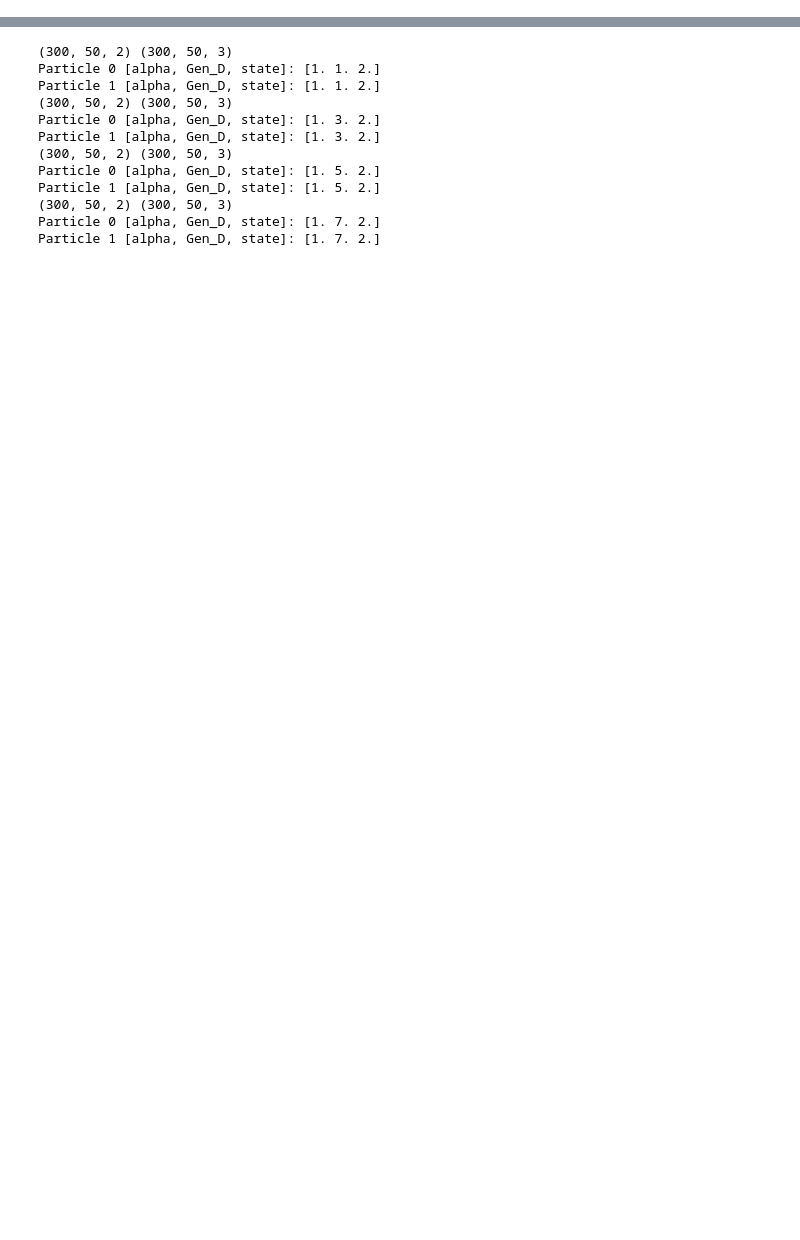
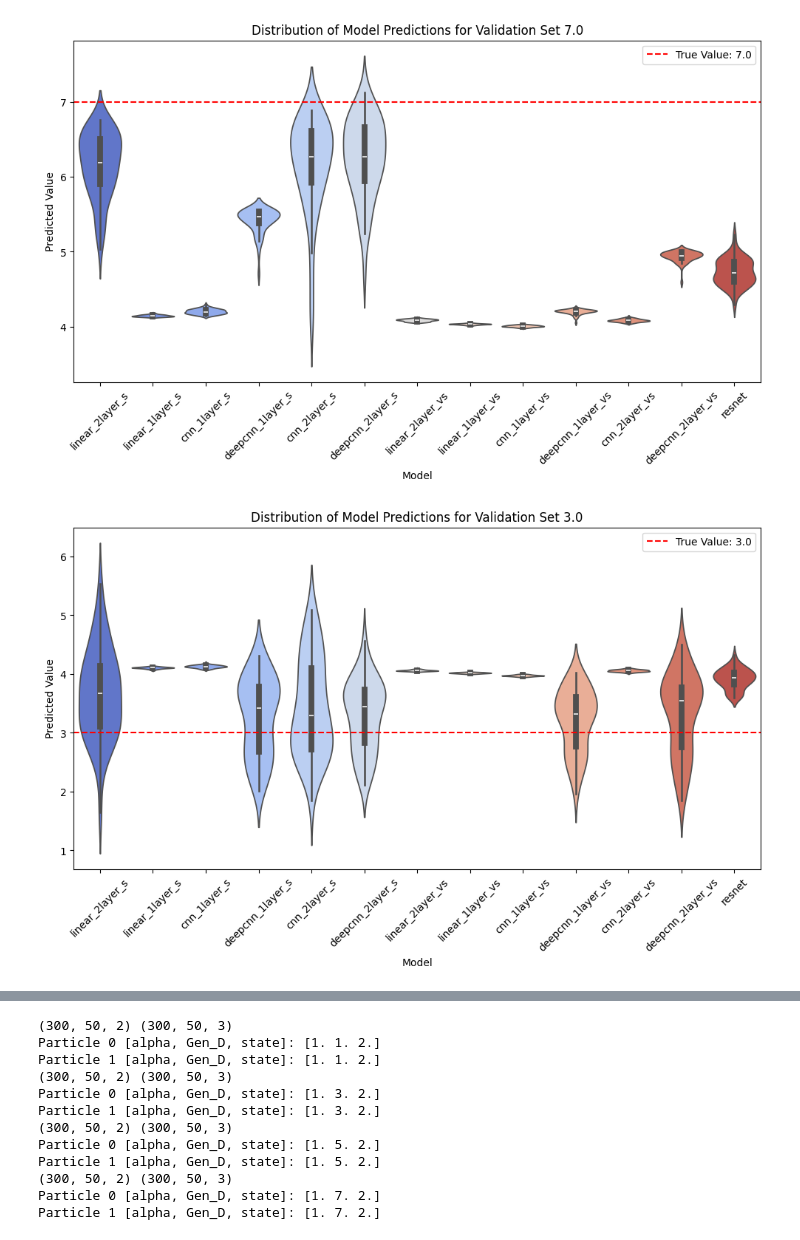
Before and after one commit to Biomedical-Imaging-Group/MolecularDiffusion_MiViT, a Jupyter notebook: train_results_sequences.ipynb, the cells around one changed output, grey strips where cells are left out. Cells and saved outputs as stored; diff of their text form; code cells hidden in the pictures; blank space fills up the shorter version.

```diff
--- a/train_results_sequences.ipynb
+++ b/train_results_sequences.ipynb
@@ -262,12 +159,11 @@ def plot_model_predictions_violin(models, val_videos, val_labels, chosen_label):
             data.append({"Model": model_name, "Prediction": pred})
 
     # Convert to DataFrame for easy plotting
-    import pandas as pd
     df = pd.DataFrame(data)
 
     # Plot violin plot
     plt.figure(figsize=(12, 6))
-    sns.violinplot(x="Model", y="Prediction", data=df, inner="box", palette="coolwarm")
+    sns.violinplot(x="Model", y="Prediction", data=df, inner="box", hue="Model", palette="coolwarm")
 
     # Add reference line for true label
     plt.axhline(y=chosen_label, color='r', linestyle='--', label=f"True Value: {chosen_label}")
@@ -278,3 +174,10 @@ def plot_model_predictions_violin(models, val_videos, val_labels, chosen_label):
     plt.xticks(rotation=45)
     plt.legend()
     plt.show()
+# %%
+plot_model_predictions_violin(models, val_videos, val_labels, chosen_label=7.0)
+plot_model_predictions_violin(models, val_videos, val_labels, chosen_label=3.0)
+plot_model_predictions_violin(models, val_videos, val_labels, chosen_label=1.0)
+# %% [output]
+[figure, added]
+[figure, added]
```
Also changed, not shown: parts of 12 cells of this notebook, 19 other files.
